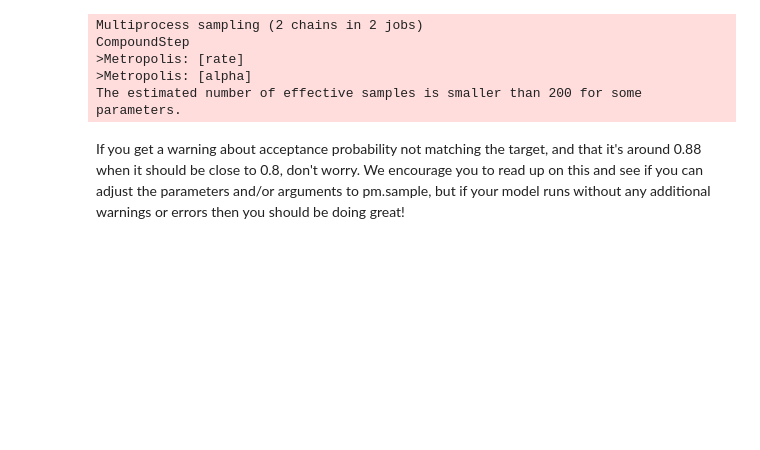
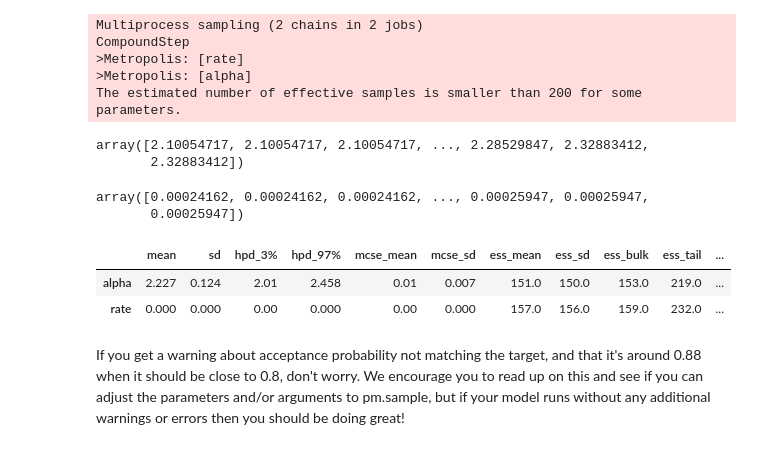
Before and after one commit to prashant7sw/Statistical-Methods-for-Data-Analysis, a Jupyter notebook: Bayesian-inferential_statistics_3-Q.ipynb, the cells around one changed output. Saved outputs shown, nothing was run; the diff lists cells and outputs as text; code cells hidden in the pictures; blank space fills up the shorter version.

```diff
--- a/Bayesian-inferential_statistics_3-Q.ipynb
+++ b/Bayesian-inferential_statistics_3-Q.ipynb
@@ -122,6 +122,22 @@ CompoundStep
 >Metropolis: [rate]
 >Metropolis: [alpha]
 The estimated number of effective samples is smaller than 200 for some parameters.
+# %%
+trace['alpha']
+# %% [output]
+array([2.10054717, 2.10054717, 2.10054717, ..., 2.28529847, 2.32883412,
+       2.32883412])
+# %%
+trace['rate']
+# %% [output]
+array([0.00024162, 0.00024162, 0.00024162, ..., 0.00025947, 0.00025947,
+       0.00025947])
+# %%
+pm.summary(trace)
+# %% [output]
+|  | mean | sd | hpd_3% | hpd_97% | mcse_mean | mcse_sd | ess_mean | ess_sd | ess_bulk | ess_tail | ... |
+| alpha | 2.227 | 0.124 | 2.01 | 2.458 | 0.01 | 0.007 | 151.0 | 150.0 | 153.0 | 219.0 | ... |
+| rate | 0.000 | 0.000 | 0.00 | 0.000 | 0.00 | 0.000 | 157.0 | 156.0 | 159.0 | 232.0 | ... |
 # %% [markdown]
 If you get a warning about acceptance probability not matching the target, and that it's around 0.88 when it should be close to 0.8, don't worry. We encourage you to read up on this and see if you can adjust the parameters and/or arguments to pm.sample, but if your model runs without any additional warnings or errors then you should be doing great!
 # %% [markdown]
```
Also changed, not shown: parts of 1 cell of this notebook.
